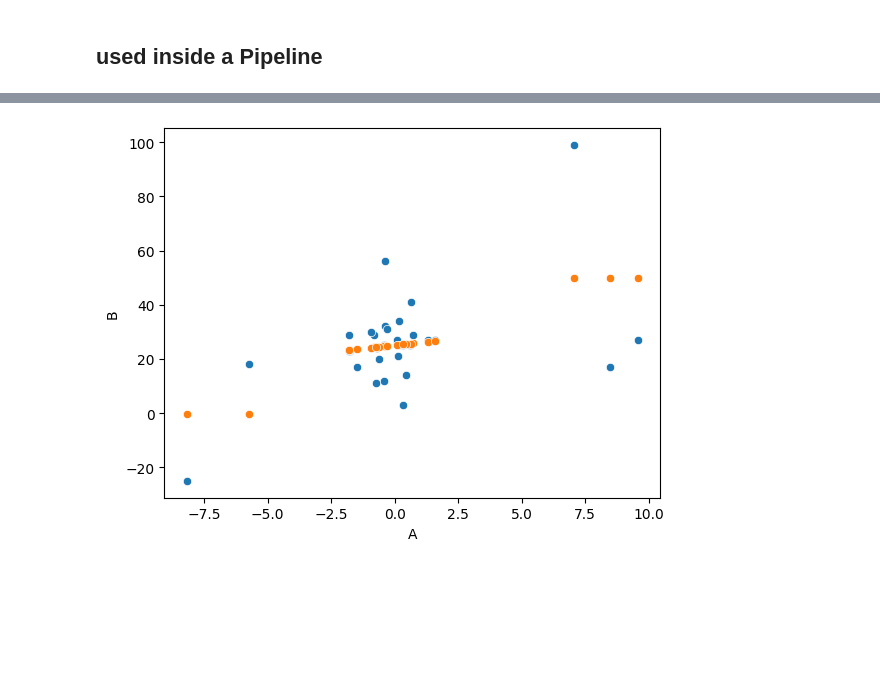
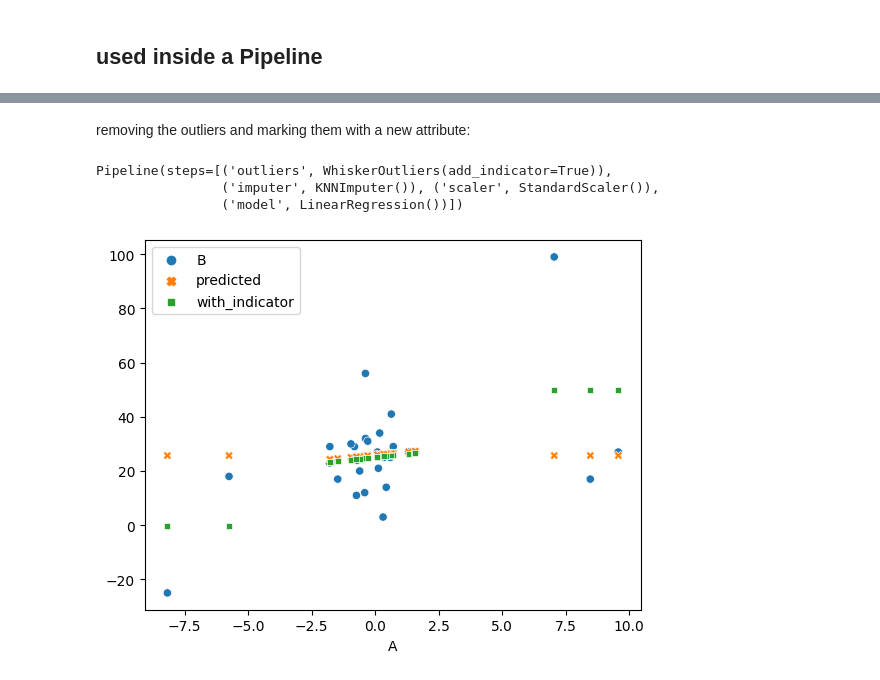
Before and after one commit to ayaranitram/datascience_tools, a Jupyter notebook: scikit-learn-whiskers_demo.ipynb, the cells around one changed output, grey strips where cells are left out. Cells and saved outputs as stored; diff of their text form; code cells hidden in the pictures; blank space fills up the shorter version.

```diff
--- a/scikit-learn-whiskers_demo.ipynb
+++ b/scikit-learn-whiskers_demo.ipynb
@@ -593,6 +704,6 @@ from sklearn.pipeline import Pipeline
 # %%
 pipe = Pipeline(
-    steps=[("outliers", WhiskerOutliers(add_indicator=True)),
+    steps=[("outliers", WhiskerOutliers()),
            ("imputer", KNNImputer()),
            ("scaler", StandardScaler()),
            ("model", LinearRegression())]
@@ -615,8 +725,24 @@ array([-0.21957844, 25.27672793, 23.46899447, 24.72151011, 24.33950252,
 # %%
 data['predicted'] = pipe.predict(X=data[['A']])
-# %%
-sns.scatterplot(data, x="A", y="B")
-sns.scatterplot(data, x="A", y="predicted")
-plt.show()
-# %% [output]
-[figure, removed]
+# %% [markdown]
+removing the outliers and marking them with a new attribute:
+# %%
+pipe = Pipeline(
+    steps=[("outliers", WhiskerOutliers(add_indicator=True)),
+           ("imputer", KNNImputer()),
+           ("scaler", StandardScaler()),
+           ("model", LinearRegression())]
+)
+# %%
+pipe.fit(X=data[['A']], y=data.B)
+# %% [output]
+Pipeline(steps=[('outliers', WhiskerOutliers(add_indicator=True)),
+                ('imputer', KNNImputer()), ('scaler', StandardScaler()),
+                ('model', LinearRegression())])
+# %%
+data['with_indicator'] = pipe.predict(X=data[['A']])
+# %%
+sns.scatterplot(data.set_index("A"))
+plt.show()
+# %% [output]
+[figure, added]
```
Also changed, not shown: parts of 24 cells of this notebook, 5 other files.
